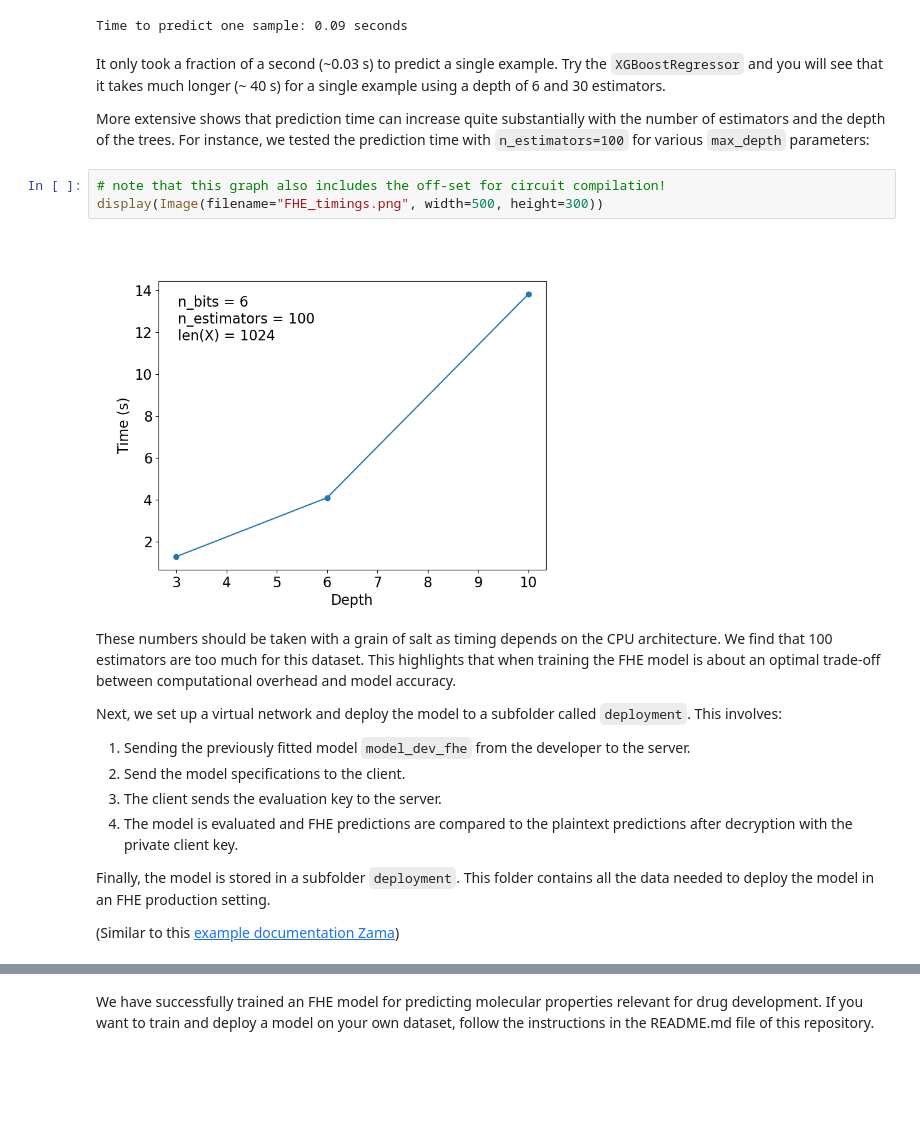
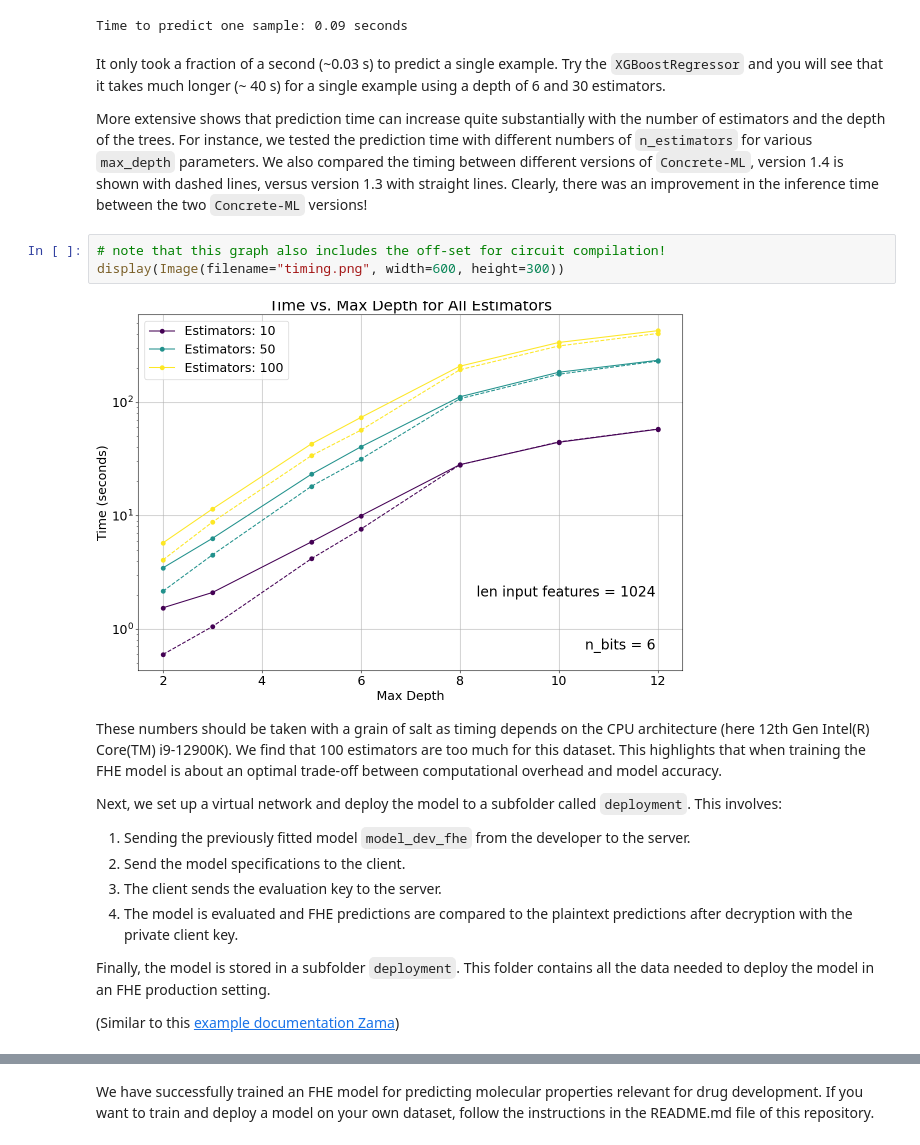
Before and after one commit to vaultchem/molvault, a Jupyter notebook: examples/tutorial/tutorial.ipynb, the cells around one changed output, grey strips where cells are left out. Drawn from its saved outputs; the diff is of its cells as text; blank space fills up the shorter version.

```diff
--- a/examples/tutorial/tutorial.ipynb
+++ b/examples/tutorial/tutorial.ipynb
@@ -166,14 +166,14 @@ Time to predict one sample: 0.09 seconds
 # %% [markdown]
 It only took a fraction of a second (~0.03 s) to predict a single example. Try the `XGBoostRegressor` and you will see that it takes much longer (~ 40 s) for a single example using a depth of 6 and 30 estimators.
 
-More extensive shows that prediction time can increase quite substantially with the number of estimators and the depth of the trees. For instance, we tested the prediction time with `n_estimators=100` for various `max_depth` parameters:
+More extensive shows that prediction time can increase quite substantially with the number of estimators and the depth of the trees. For instance, we tested the prediction time with different numbers of `n_estimators` for various `max_depth` parameters. We also compared the timing between different versions of `Concrete-ML`, version 1.4 is shown with dashed lines, versus version 1.3 with straight lines. Clearly, there was an improvement in the inference time between the two `Concrete-ML` versions!
 # %%
 # note that this graph also includes the off-set for circuit compilation!
-display(Image(filename="FHE_timings.png", width=500, height=300))
+display(Image(filename="timing.png", width=600, height=300))
 # %% [output]
-[figure, old version]
+[figure, new version]
 # %% [markdown]
-These numbers should be taken with a grain of salt as timing depends on the CPU architecture. We find that 100 estimators are too much for this dataset. This highlights that when training the FHE model is about an optimal trade-off between computational overhead and model accuracy.
+These numbers should be taken with a grain of salt as timing depends on the CPU architecture (here 12th Gen Intel(R) Core(TM) i9-12900K). We find that 100 estimators are too much for this dataset. This highlights that when training the FHE model is about an optimal trade-off between computational overhead and model accuracy.
 
 Next, we set up a virtual network and deploy the model to a subfolder called `deployment`.
 This involves:
```
Also changed, not shown: parts of 4 cells of this notebook, 3 other files.
